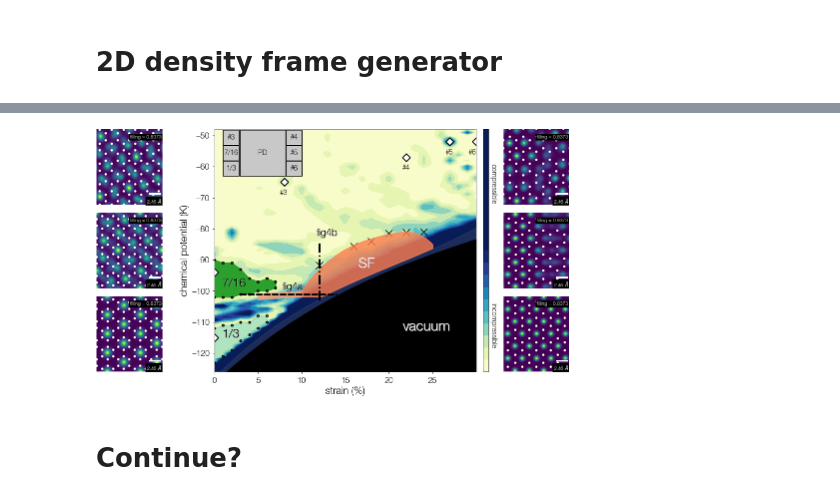
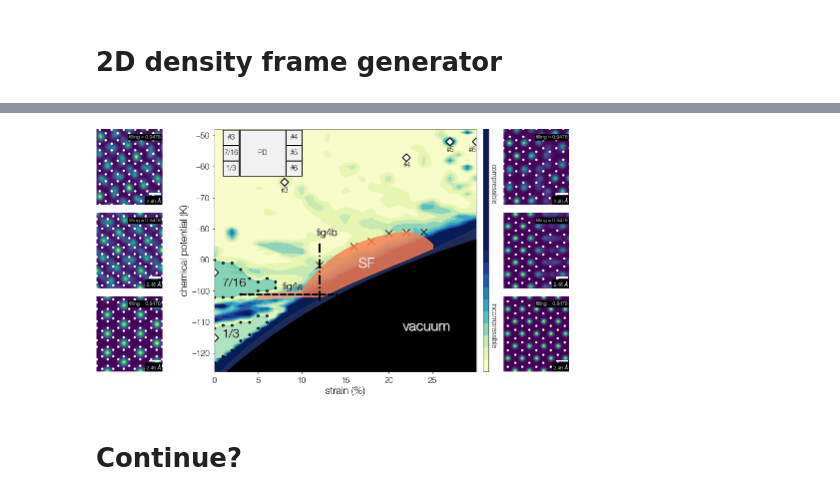
Before and after one commit to DelMaestroGroup/papers-code-Superfluid4HeStrainGraphene, a Jupyter notebook: src/T1comm_phases.ipynb, the cells around one changed output, grey strips where cells are left out. Drawn from its saved outputs; the diff is of its cells as text; code cells hidden in the pictures.

```diff
--- a/src/T1comm_phases.ipynb
+++ b/src/T1comm_phases.ipynb
@@ -554,7 +558,7 @@ with plt.style.context(plot_style['sans']):
         axi.imshow(rhos[i].T*10, extent=[-0.5*boxs[i][0],0.5*boxs[i][0],-0.5*boxs[i][1],0.5*boxs[i][1]])
         axi.axis('off')
         dens = round(float(one_set['n']/one_set['totN']), 4)
-        axi.text(0.75,0.88,'filling = '+f'{dens}',
+        axi.text(0.74,0.88,'filling = '+f'{dens}',
                       c='white', fontsize = 5, transform=axi.transAxes,
                       bbox={'facecolor':'black','alpha':1,'edgecolor':'none','pad':1},ha='center'
                      )
@@ -564,7 +568,7 @@ with plt.style.context(plot_style['sans']):
         fixb = [14.7570726, 17.03999975]
         axi.set_xlim(-0.5*fixb[0],0.5*fixb[0])
         axi.set_ylim(-0.5*fixb[1],0.5*fixb[1])
-        axi.text(0.88,0.02, '2.46 '+ r'${\rm \AA}$',
+        axi.text(0.87,0.029, '2.46 '+ r'${\rm \AA}$',
                       c='white', fontsize = 5, transform=axi.transAxes,
                       bbox={'facecolor':'black','alpha':1,'edgecolor':'none','pad':1},ha='center'
                      ) #family= 'sans-serif',?
@@ -606,11 +610,11 @@ with plt.style.context(plot_style['sans']):
     ax.fill_between(seven_sixteenth_x,
                      np.array(seven_bound)[:,0],
                      np.array(seven_bound)[:,1],
-                     color='tab:green', )
+                     color='#22b2aa88', )
     ax.scatter(seven_sixteenth_x, np.array(seven_bound)[:,0], s = 14,
-                     marker='.', color='tab:green', edgecolors= 'k')
+                     marker='.', color='#22b2aa88', edgecolors= 'k')
     ax.scatter(seven_sixteenth_x, np.array(seven_bound)[:,1], s = 14,
-                     marker='.', color='tab:green', edgecolors= 'k')
+                     marker='.', color='#22b2aa88', edgecolors= 'k')
 
     # Magic SF
     ax.fill_between(magic_x , magic_yu+0.6, magic_yd,
@@ -641,43 +645,43 @@ with plt.style.context(plot_style['sans']):
     pd_fig.text(0.72,0.17,'vacuum',color='white', fontsize = 14, transform=ax.transAxes,)
     ax.text(0.552,0.428,'SF',color='darkgrey', fontsize = 14, transform=ax.transAxes,)
     ax.text(0.55,0.43,'SF',color='white', fontsize = 14, transform=ax.transAxes,)
     ax.text(0.032,0.138,'1/3',color='darkgrey', fontsize = 12, transform=ax.transAxes,) # fontsize = 24
     ax.text(0.03,0.14,'1/3',color='k', fontsize = 12, transform=ax.transAxes,)
     ax.text(0.032,0.350,'7/16',color='darkgrey', fontsize = 12, transform=ax.transAxes,)
     ax.text(0.03,0.352,'7/16',color='k', fontsize = 12, transform=ax.transAxes,)
     ax.text(0.261,0.337,'fig4a',color='darkgrey', fontsize = 10, transform=ax.transAxes,)
     ax.text(0.26,0.338,'fig4a',color='k', fontsize = 10, transform=ax.transAxes,)
     ax.text(0.391,0.559,'fig4b',color='darkgrey', fontsize = 10, transform=ax.transAxes,)
     ax.text(0.39,0.56,'fig4b',color='k', fontsize = 10, transform=ax.transAxes,)
 
     # shapes
     def gen_rect(rec_x,rec_y,lab, size=(1.8,4.8)):
-        rec = Rectangle((rec_x,rec_y), size[0], size[1], fc='#C8C8C8',ec="black", linewidth=0.5)
+        rec = Rectangle((rec_x,rec_y), size[0], size[1], fc='#F1F1F1',ec="black", linewidth=0.5)
         ax.add_patch(rec)
         rx, ry = rec.get_xy()
         cx = rx + rec.get_width()/2.0
         cy = ry + rec.get_height()/2.0
         ax.annotate(lab, (cx, cy), color='black', fontsize=7, ha='center', va='center')
     gen_rect(1,-63,'1/3')
     gen_rect(1,-63+5,'7/16')
-    gen_rect(1,-63+10,'#3')
-    gen_rect(1+1.8*4,-63+10,'#4')
-    gen_rect(1+1.8*4,-63+5,'#5')
-    gen_rect(1+1.8*4,-63,'#6')
+    gen_rect(1,-63+10,r'#3')
+    gen_rect(1+1.8*4,-63+10,r'#4')
+    gen_rect(1+1.8*4,-63+5,r'#5')
+    gen_rect(1+1.8*4,-63,r'#6')
     gen_rect(2.91,-63,'PD',size=(1.8*3-0.2, 14.8))
 
     # reference points
     ax.scatter(ref_x,ref_y, s=30, marker='D', c='white', linewidths=1, edgecolors='k')
-    ax.text(ref_x[2]-0.5,ref_y[2]-4,'#3',color='k', )
-    ax.text(ref_x[3]-0.5,ref_y[3]-4,'#4',color='k', )
-    ax.text(ref_x[4]-0.5,ref_y[4]-4,'#5',color='k', )
-    ax.text(ref_x[5]-0.9,ref_y[5]-4,'#6',color='k', )
+    ax.text(ref_x[2]-0.4,ref_y[2]-3.3,r'#3',color='k', )
+    ax.text(ref_x[3]-0.4,ref_y[3]-3.3,r'#4',color='k', )
+    ax.text(ref_x[4]-0.4,ref_y[4]-3.3,r'#5',color='k', )
+    ax.text(ref_x[5]-0.9,ref_y[5]-3.3,r'#6',color='k', )
 
 #     plt.tight_layout()
 
     pd_fig.savefig('../figures/fig3.pdf')
 # %% [output]
-[figure, old version]
+[figure, new version]
 # %% [markdown]
 # Continue?
 # %%
```
Also changed, not shown: parts of 1 cell of this notebook.
